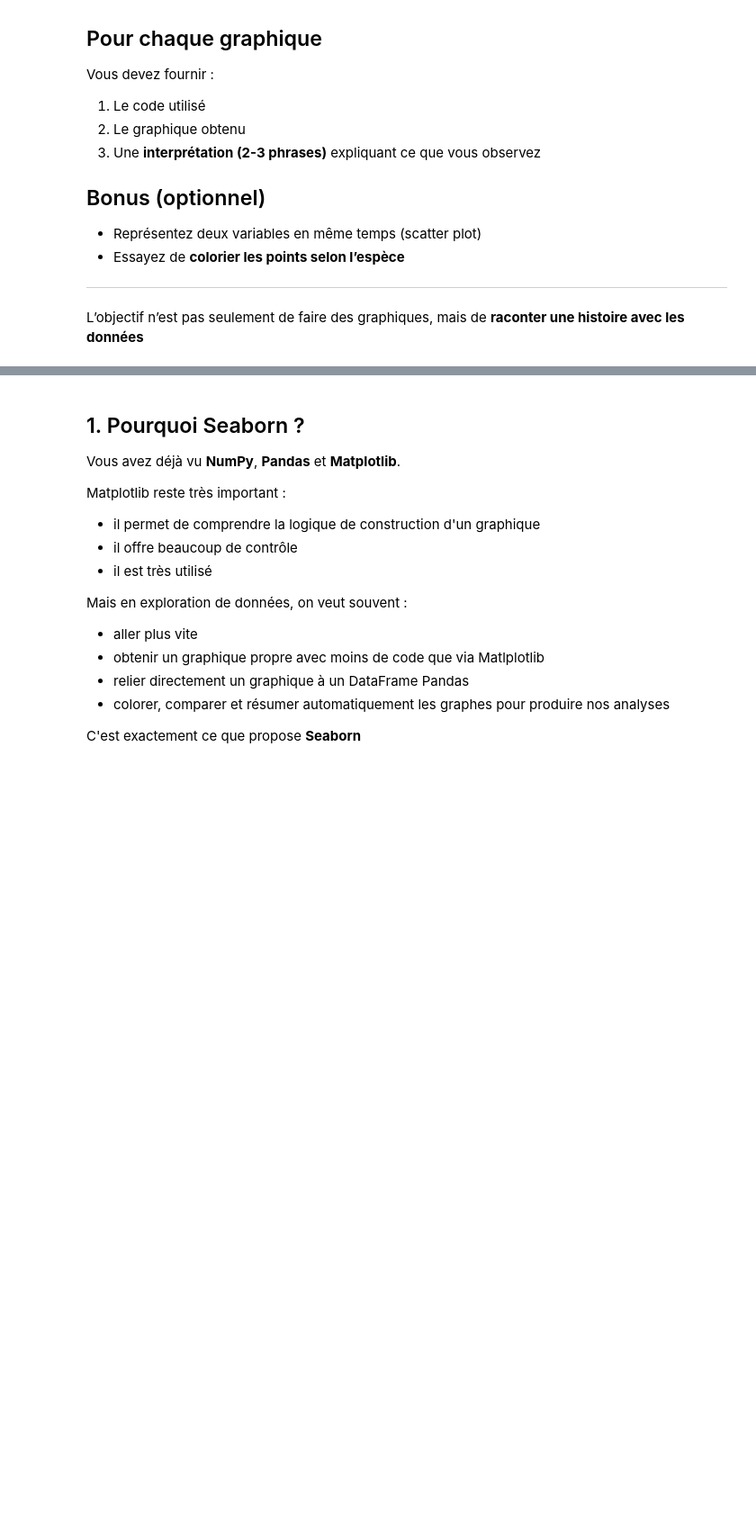
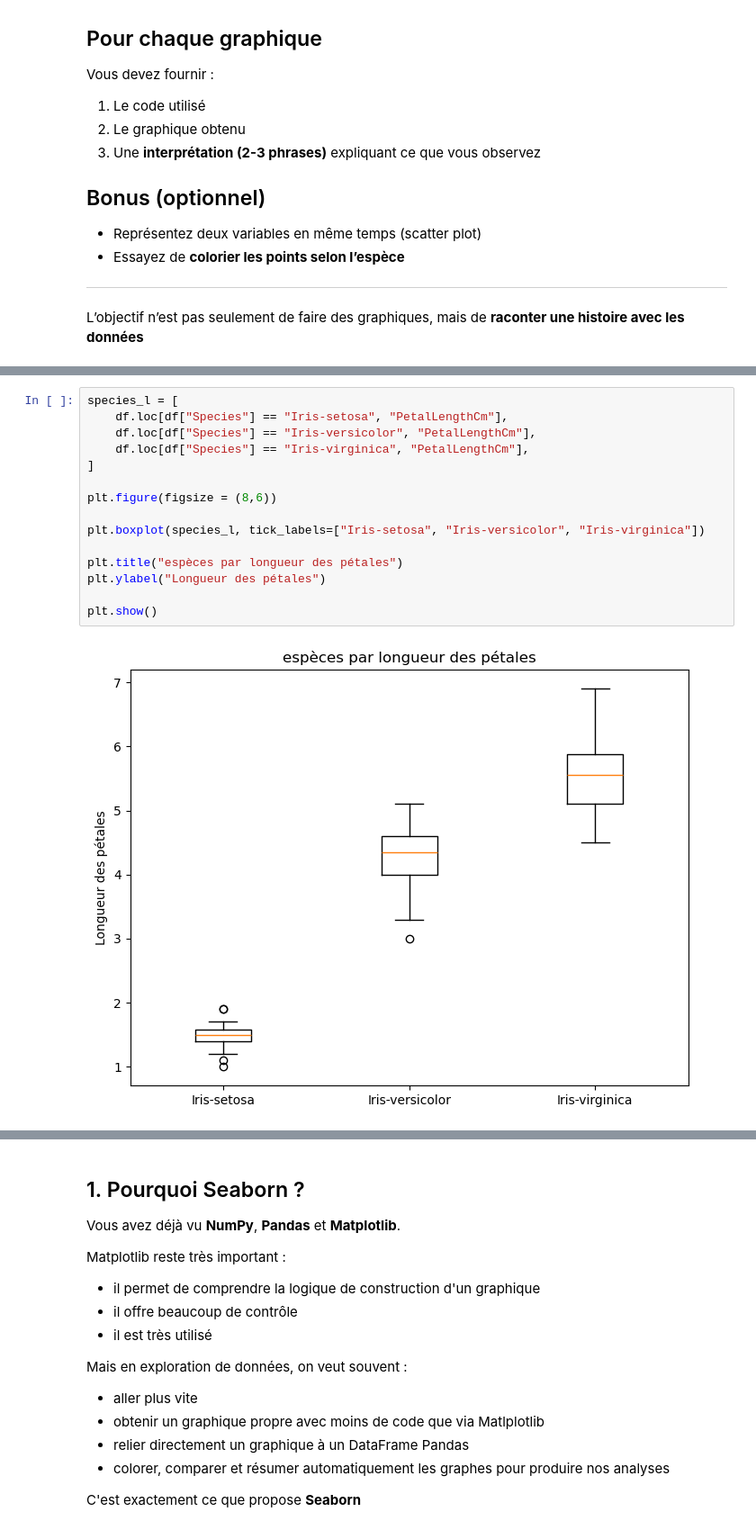
Before and after one commit to benayedyassine/python-data-science-epf-2026, a Jupyter notebook: notebooks/05_Seaborn_et_projet_chocolate_sales.ipynb, the cells around one changed output, grey strips where cells are left out. Shown at 90% size. Drawn from its saved outputs; the diff is of its cells as text; blank space fills up the shorter version.

```diff
--- a/notebooks/05_Seaborn_et_projet_chocolate_sales.ipynb
+++ b/notebooks/05_Seaborn_et_projet_chocolate_sales.ipynb
@@ -81,0 +135,17 @@ L’objectif n’est pas seulement de faire des graphiques, mais de **raconter u
+# %%
+species_l = [
+    df.loc[df["Species"] == "Iris-setosa", "PetalLengthCm"],
+    df.loc[df["Species"] == "Iris-versicolor", "PetalLengthCm"],
+    df.loc[df["Species"] == "Iris-virginica", "PetalLengthCm"],
+]
+
+plt.figure(figsize = (8,6))
+
+plt.boxplot(species_l, tick_labels=["Iris-setosa", "Iris-versicolor", "Iris-virginica"])
+
+plt.title("espèces par longueur des pétales")
+plt.ylabel("Longueur des pétales")
+
+plt.show()
+# %% [output]
+[figure, added]
```
Also changed, not shown: parts of 29 cells of this notebook, 2 other files.
